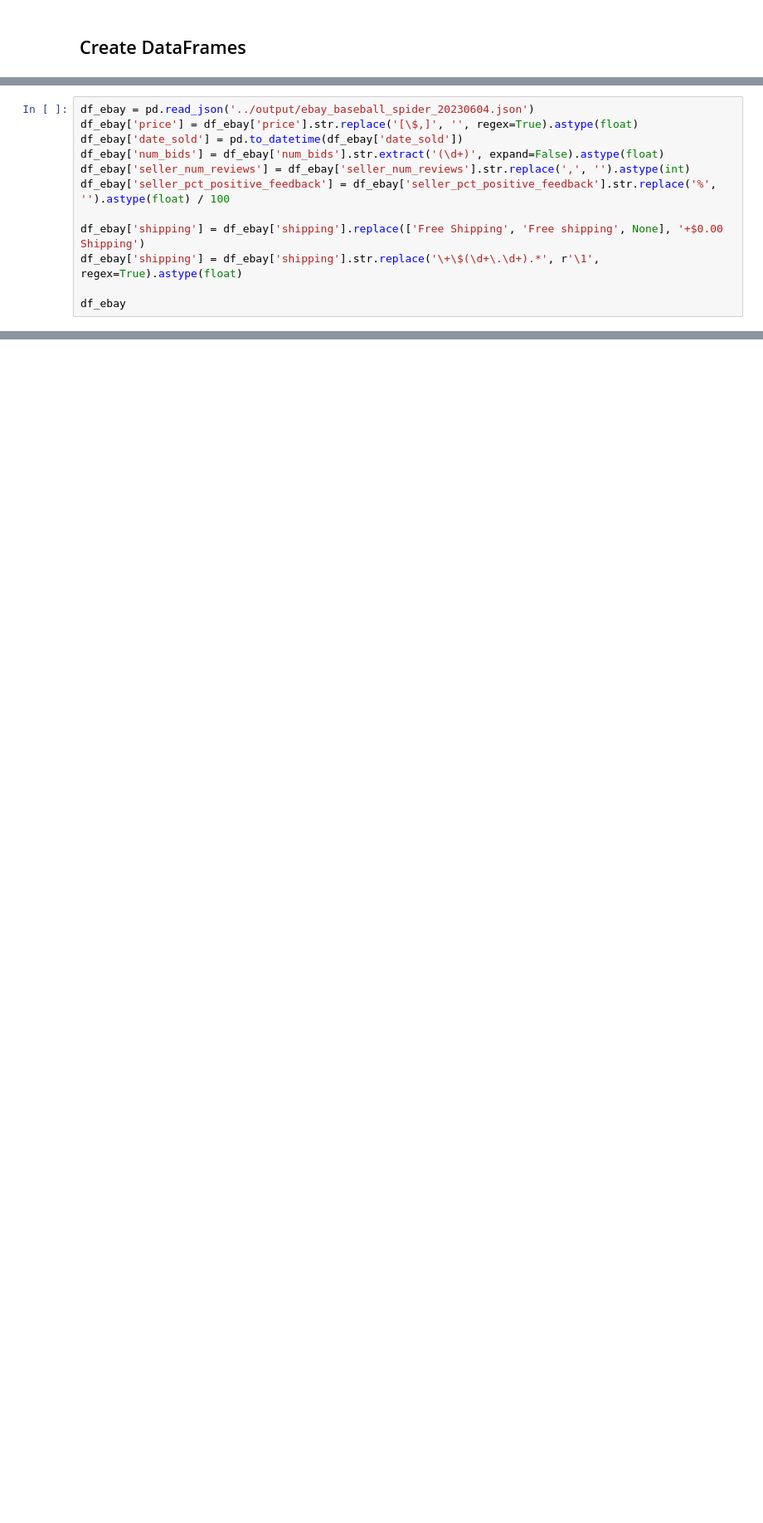
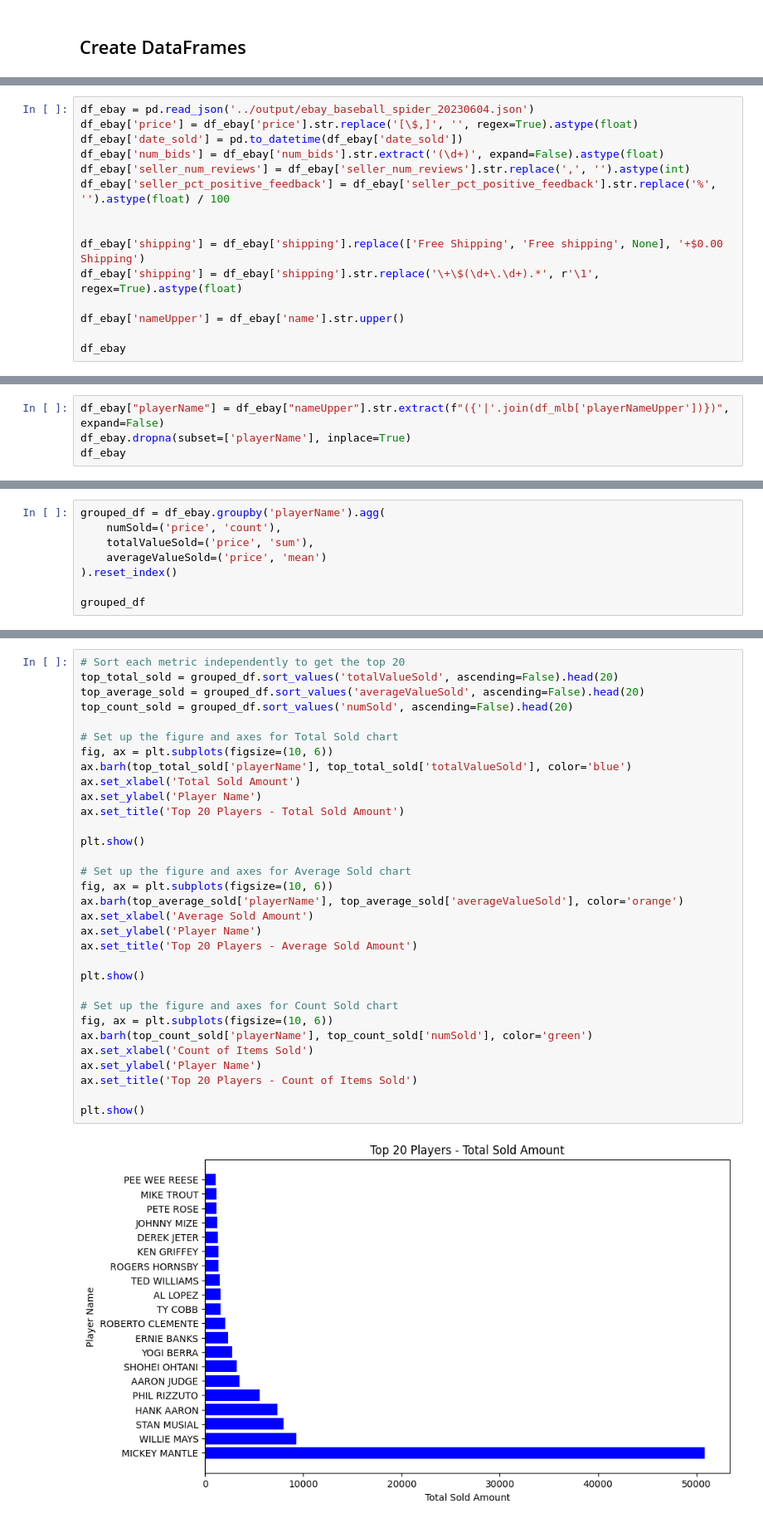
Before and after one commit to AlexAbraham1/EbayBaseballScraper, a Jupyter notebook: Notebooks/analysis.ipynb, the cells around one changed output, grey strips where cells are left out. Shown at 83% size. Saved outputs shown, nothing was run; the diff lists cells and outputs as text; blank space fills up the shorter version.

```diff
--- a/Notebooks/analysis.ipynb
+++ b/Notebooks/analysis.ipynb
@@ -12,9 +16,12 @@ df_ebay['num_bids'] = df_ebay['num_bids'].str.extract('(\d+)', expand=False).ast
 df_ebay['seller_num_reviews'] = df_ebay['seller_num_reviews'].str.replace(',', '').astype(int)
 df_ebay['seller_pct_positive_feedback'] = df_ebay['seller_pct_positive_feedback'].str.replace('%', '').astype(float) / 100
 
+
 df_ebay['shipping'] = df_ebay['shipping'].replace(['Free Shipping', 'Free shipping', None], '+$0.00 Shipping')
 df_ebay['shipping'] = df_ebay['shipping'].str.replace('\+\$(\d+\.\d+).*', r'\1', regex=True).astype(float)
 
+df_ebay['nameUpper'] = df_ebay['name'].str.upper()
+
 df_ebay
 # %% [output]
 |  | date_sold | name | link | condition | price | num_bids | shipping | seller_username | ... |
@@ -32,0 +62,4 @@ df_ebay
+# %%
+df_ebay["playerName"] = df_ebay["nameUpper"].str.extract(f"({'|'.join(df_mlb['playerNameUpper'])})", expand=False)
+df_ebay.dropna(subset=['playerName'], inplace=True)
+df_ebay
@@ -32,0 +84,8 @@ df_ebay
+# %%
+grouped_df = df_ebay.groupby('playerName').agg(
+    numSold=('price', 'count'),
+    totalValueSold=('price', 'sum'),
+    averageValueSold=('price', 'mean')
+).reset_index()
+
+grouped_df
@@ -32,0 +106,34 @@ df_ebay
+# %%
+# Sort each metric independently to get the top 20
+top_total_sold = grouped_df.sort_values('totalValueSold', ascending=False).head(20)
+top_average_sold = grouped_df.sort_values('averageValueSold', ascending=False).head(20)
+top_count_sold = grouped_df.sort_values('numSold', ascending=False).head(20)
+
+# Set up the figure and axes for Total Sold chart
+fig, ax = plt.subplots(figsize=(10, 6))
+ax.barh(top_total_sold['playerName'], top_total_sold['totalValueSold'], color='blue')
+ax.set_xlabel('Total Sold Amount')
+ax.set_ylabel('Player Name')
+ax.set_title('Top 20 Players - Total Sold Amount')
+
+plt.show()
+
+# Set up the figure and axes for Average Sold chart
+fig, ax = plt.subplots(figsize=(10, 6))
+ax.barh(top_average_sold['playerName'], top_average_sold['averageValueSold'], color='orange')
+ax.set_xlabel('Average Sold Amount')
+ax.set_ylabel('Player Name')
+ax.set_title('Top 20 Players - Average Sold Amount')
+
+plt.show()
+
+# Set up the figure and axes for Count Sold chart
+fig, ax = plt.subplots(figsize=(10, 6))
+ax.barh(top_count_sold['playerName'], top_count_sold['numSold'], color='green')
+ax.set_xlabel('Count of Items Sold')
+ax.set_ylabel('Player Name')
+ax.set_title('Top 20 Players - Count of Items Sold')
+
+plt.show()
+# %% [output]
+[figure, added]
```
Also changed, not shown: parts of 11 cells of this notebook, 1 other file.
